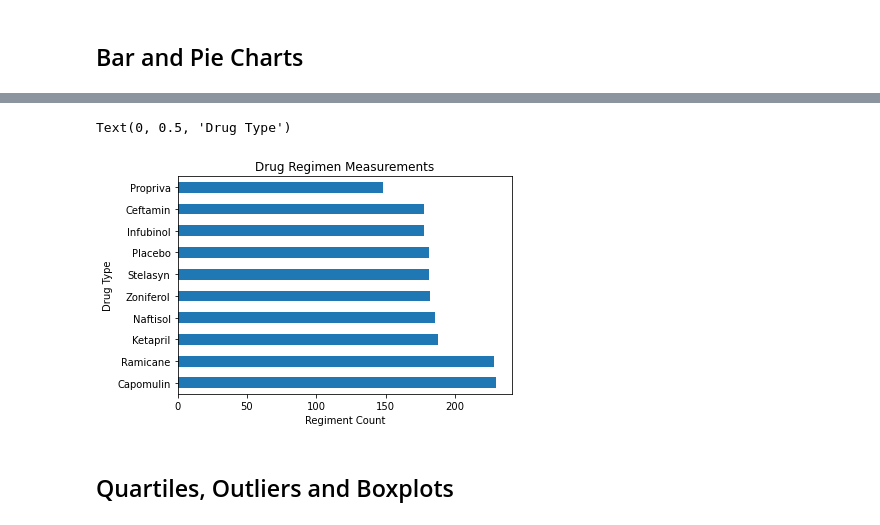
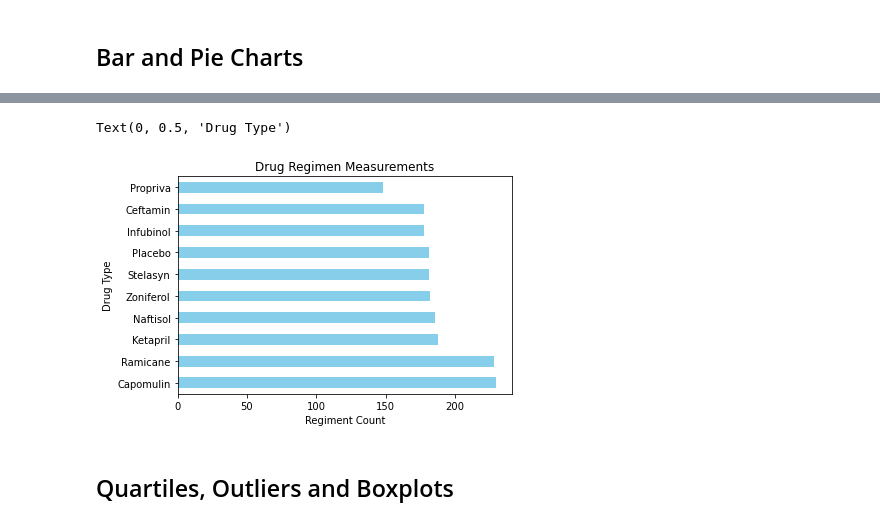
Before and after one commit to Chadwick-N/MatPlotLib-Challenge, a Jupyter notebook: Pymaceuticals/pymaceuticals_starter.ipynb, the cells around one changed output, grey strips where cells are left out. Saved outputs shown, nothing was run; the diff lists cells and outputs as text; code cells hidden in the pictures.

```diff
--- a/Pymaceuticals/pymaceuticals_starter.ipynb
+++ b/Pymaceuticals/pymaceuticals_starter.ipynb
@@ -132,15 +146,10 @@ agg_stats_df
 # %%
-# Generate a bar plot showing the total number of measurements taken on each drug regimen using pandas.
-regimen_count = clean_mice_df['Drug Regimen'].value_counts()
+# Generate a bar plot showing the total number of measurements taken on each drug regimen using pyplot.
+regimen_count.plot.barh(stacked=True, color='skyblue', align="center");
 
-x_axis = regimen_count.values
-y_axis = regimen_count.index
-
-regimen_count.plot.barh(stacked=True);
-
-plt.title("Drug Regimen Measurements")
-plt.xlabel("Regiment Count")
-plt.ylabel("Drug Type")
+plt.title('Drug Regimen Measurements')
+plt.xlabel('Regiment Count')
+plt.ylabel('Drug Type')
 # %% [output]
 Text(0, 0.5, 'Drug Type')
-[figure, old version]
+[figure, new version]
```
Also changed, not shown: parts of 2 cells of this notebook.
